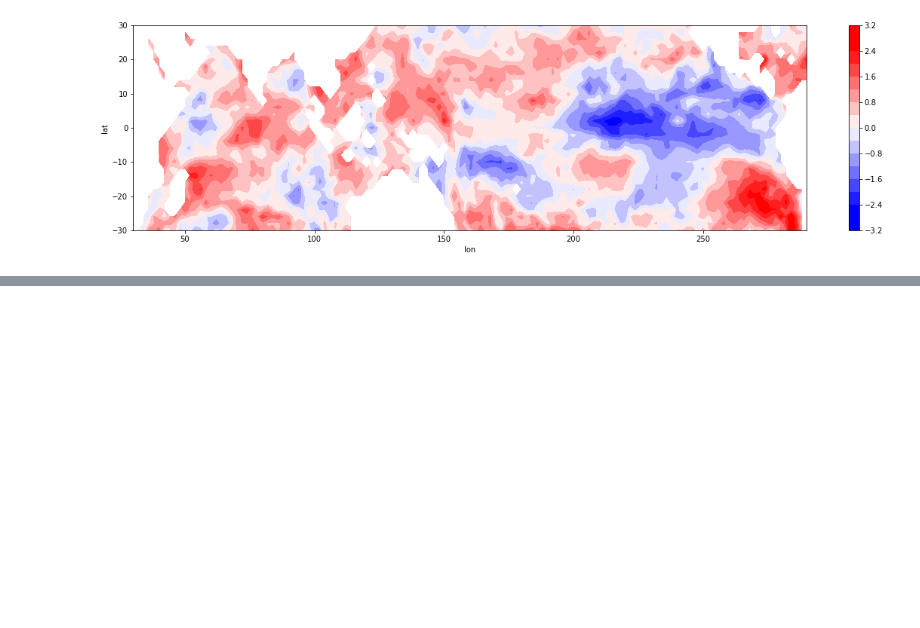
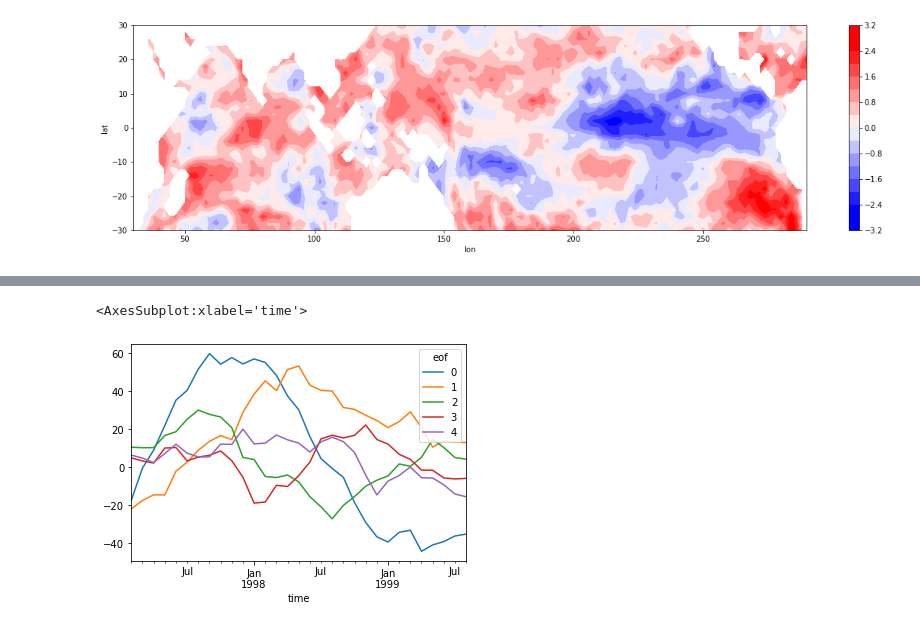
Before and after one commit to lucien-sim/sst_model, a Jupyter notebook: notebooks/lim_construction.ipynb, the cells around one changed output, grey strips where cells are left out. Cells and saved outputs as stored; diff of their text form; code cells hidden in the pictures; blank space fills up the shorter version.

```diff
--- a/notebooks/lim_construction.ipynb
+++ b/notebooks/lim_construction.ipynb
@@ -127,0 +772,5 @@ array([False, False, False, ...,  True,  True, False])
+# %%
+df_decomp.iloc[start: start + n_steps + 1, :5].plot()
+# %% [output]
+<AxesSubplot:xlabel='time'>
+[figure, added]
```
Also changed, not shown: parts of 25 cells of this notebook, 1 other file.
